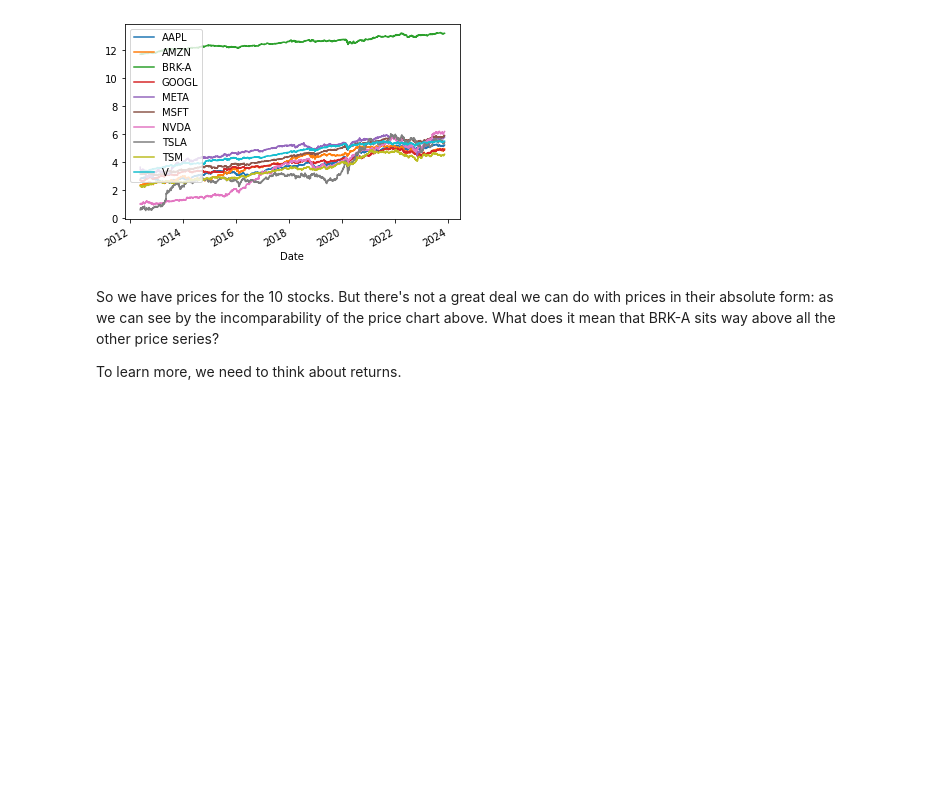
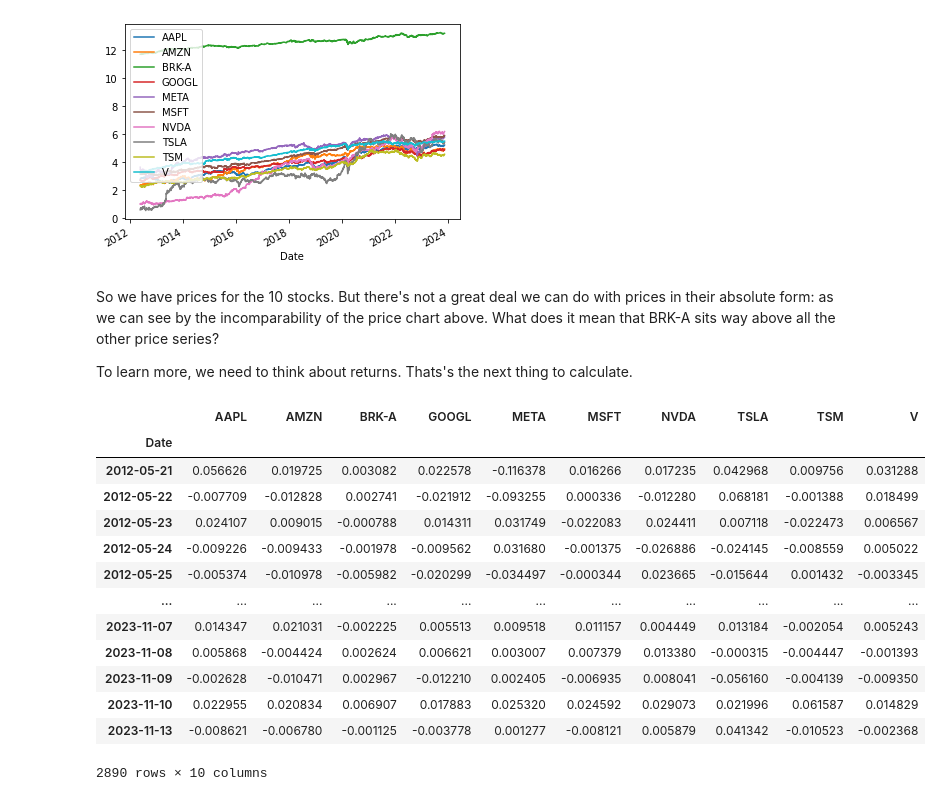
Before and after one commit to finlaymcalpine/yfinance_primer, a Jupyter notebook: yfinance_primer_notebook.ipynb, the cells around one changed output. Saved outputs shown, nothing was run; the diff lists cells and outputs as text; code cells hidden in the pictures; blank space fills up the shorter version.

```diff
--- a/yfinance_primer_notebook.ipynb
+++ b/yfinance_primer_notebook.ipynb
@@ -175,4 +175,25 @@ np.log(prices).plot()
 # %% [markdown]
 So we have prices for the 10 stocks. But there's not a great deal we can do with prices in their absolute form: as we can see by the incomparability of the price chart above. What does it mean that BRK-A sits way above all the other price series?
 
-To learn more, we need to think about returns.
+To learn more, we need to think about returns. Thats's the next thing to calculate.
+# %%
+"""
+calculate the daily log return for each stock on each day
+"""
+returns = np.log(1+prices.pct_change()).dropna(how='any')
+returns
+# %% [output]
+|  | AAPL | AMZN | BRK-A | GOOGL | META | MSFT | NVDA | TSLA | TSM | V |
+| Date |  |  |  |  |  |  |  |  |  |  |
+| 2012-05-21 | 0.056626 | 0.019725 | 0.003082 | 0.022578 | -0.116378 | 0.016266 | 0.017235 | 0.042968 | 0.009756 | 0.031288 |
+| 2012-05-22 | -0.007709 | -0.012828 | 0.002741 | -0.021912 | -0.093255 | 0.000336 | -0.012280 | 0.068181 | -0.001388 | 0.018499 |
+| 2012-05-23 | 0.024107 | 0.009015 | -0.000788 | 0.014311 | 0.031749 | -0.022083 | 0.024411 | 0.007118 | -0.022473 | 0.006567 |
+| 2012-05-24 | -0.009226 | -0.009433 | -0.001978 | -0.009562 | 0.031680 | -0.001375 | -0.026886 | -0.024145 | -0.008559 | 0.005022 |
+| 2012-05-25 | -0.005374 | -0.010978 | -0.005982 | -0.020299 | -0.034497 | -0.000344 | 0.023665 | -0.015644 | 0.001432 | -0.003345 |
+| ... | ... | ... | ... | ... | ... | ... | ... | ... | ... | ... |
+| 2023-11-07 | 0.014347 | 0.021031 | -0.002225 | 0.005513 | 0.009518 | 0.011157 | 0.004449 | 0.013184 | -0.002054 | 0.005243 |
+| 2023-11-08 | 0.005868 | -0.004424 | 0.002624 | 0.006621 | 0.003007 | 0.007379 | 0.013380 | -0.000315 | -0.004447 | -0.001393 |
+| 2023-11-09 | -0.002628 | -0.010471 | 0.002967 | -0.012210 | 0.002405 | -0.006935 | 0.008041 | -0.056160 | -0.004139 | -0.009350 |
+| 2023-11-10 | 0.022955 | 0.020834 | 0.006907 | 0.017883 | 0.025320 | 0.024592 | 0.029073 | 0.021996 | 0.061587 | 0.014829 |
+| 2023-11-13 | -0.008621 | -0.006780 | -0.001125 | -0.003778 | 0.001277 | -0.008121 | 0.005879 | 0.041342 | -0.010523 | -0.002368 |
+2890 rows × 10 columns
```
Also changed, not shown: parts of 3 cells of this notebook, 1 other file.
